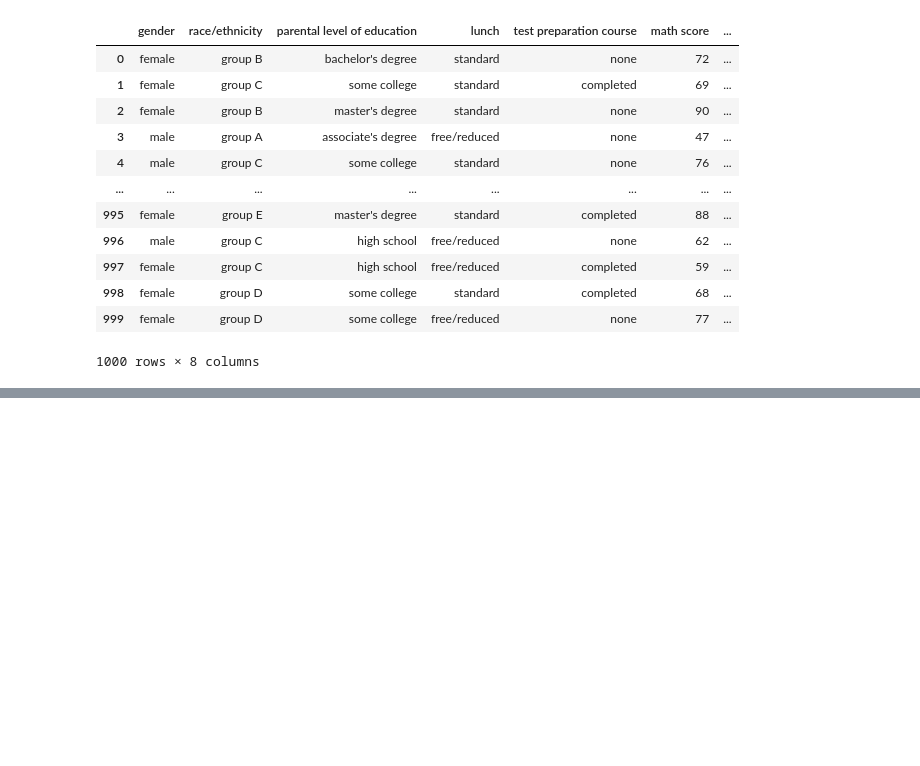
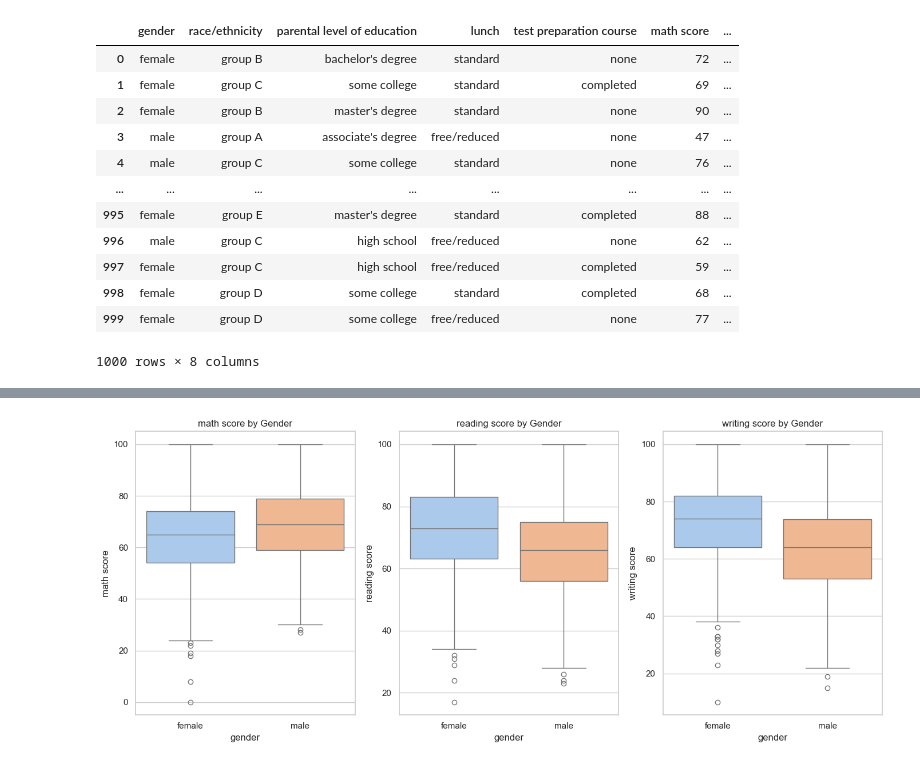
Before and after one commit to Stennas/Exploratory-Data-Analysis, a Jupyter notebook: students_perfomarmance/students_performance_eda.ipynb, the cells around one changed output, grey strips where cells are left out. Drawn from its saved outputs; the diff is of its cells as text; code cells hidden in the pictures; blank space fills up the shorter version.

```diff
--- a/students_perfomarmance/students_performance_eda.ipynb
+++ b/students_perfomarmance/students_performance_eda.ipynb
@@ -20,0 +159,11 @@ df
+# %%
+# Boxplots: test scores by gender
+fig, axes = plt.subplots(1, 3, figsize=(14, 6))  # 1 row, 3 columns
+for i, col in enumerate(num_cols):
+    sns.boxplot(data=df, x="gender", y=col, hue="gender", palette="pastel", legend=False, ax=axes[i])
+    axes[i].set_title(f"{col} by Gender")
+
+plt.tight_layout()
+plt.show()
+# %% [output]
+[figure, added]
```
Also changed, not shown: parts of 19 cells of this notebook.
